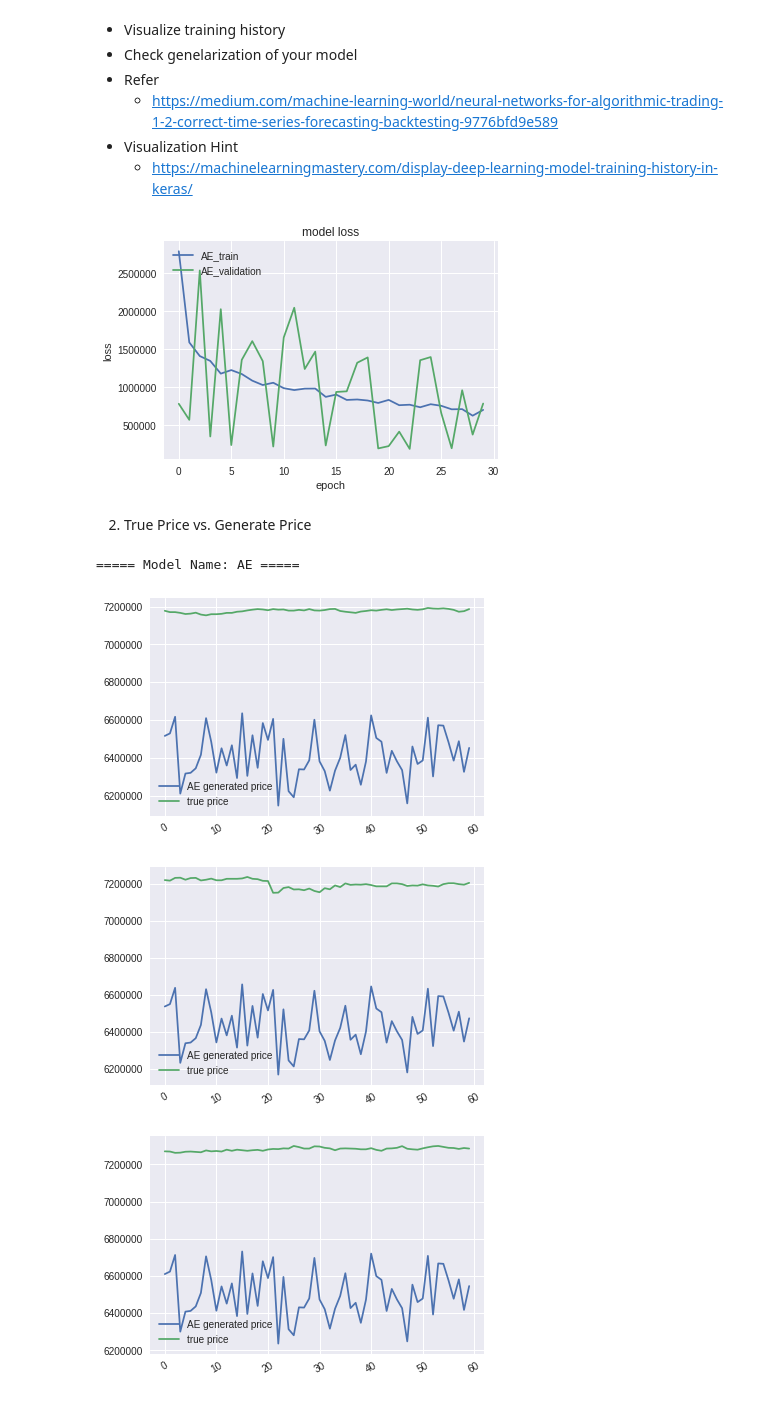
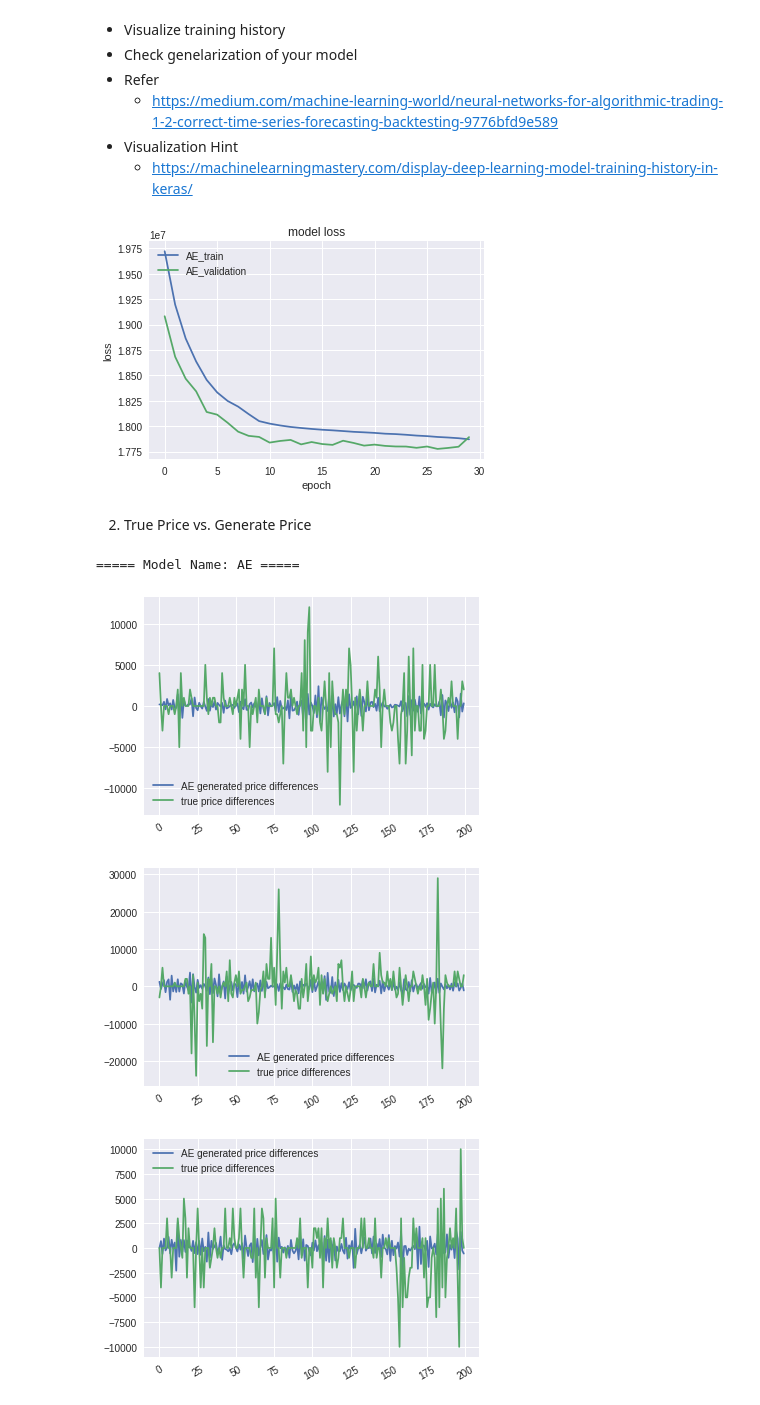
Before and after one commit to jonghkim/financial-time-series-prediction-v1, a Jupyter notebook: Module4/Hands-on-Labs/Assignment_Stacked_Autoencoders_to_Extract_Features_from_Data_Solution.ipynb, the cells around one changed output. Saved outputs shown, nothing was run; the diff lists cells and outputs as text; code cells hidden in the pictures.

```diff
--- a/Module4/Hands-on-Labs/Assignment_Stacked_Autoencoders_to_Extract_Features_from_Data_Solution.ipynb
+++ b/Module4/Hands-on-Labs/Assignment_Stacked_Autoencoders_to_Extract_Features_from_Data_Solution.ipynb
@@ -103,6 +103,10 @@ panel_df = panel_df.groupby((panel_df.timestamp / (TIME_FREQUENCY)).astype('int'
                                                             u'timestamp': 'last',
                                                             u'last':'last'})
 
+
+panel_df['last'] = panel_df['last'].shift(-1 )-panel_df['last']
+panel_df.rename(columns={'last':'last_differences'}, inplace=True)
+
 panel_df.dropna(inplace=True)
 # %%
 panel_df[panel_df['currency']=='btc'].head(n=5)
@@ -130,7 +134,7 @@ def sequence_generator(panel_df, TIME_SEQ_LEN, suffle=True,seed=101):
   sequential_data = []  # this is a list that will CONTAIN the sequences
   queue = deque(maxlen = TIME_SEQ_LEN)  # These will be our actual sequences. They are made with deque, which keeps the maximum length by popping out older values as new ones come in
 
-  for i in panel_df['last'].tolist():  # iterate over the values
+  for i in panel_df['last_differences'].tolist():  # iterate over the values
     queue.append(i)  # store all but the target
     if len(queue) == TIME_SEQ_LEN:  # make sure we have 60 sequences!
       sequential_data.append(np.array(queue))  # append those bad boys!
@@ -184,11 +188,11 @@ from tensorflow.keras import regularizers
 
 def autoencoder_model(input_dim, output_dim):
 
-  L1 = 128
-  L2 = 64
-  L3 = 32
-  L4 = 64
-  L5 = 128
+  L1 = 40
+  L2 = 30
+  L3 = 20
+  L4 = 30
+  L5 = 40
 
   input_seq = Input(shape=(input_dim,))
   encoded = Dense(L1, activation='relu', activity_regularizer=regularizers.l2(0))(input_seq)
@@ -200,7 +204,7 @@ def autoencoder_model(input_dim, output_dim):
   decoded = Dense(output_dim, activation='linear')(decoded)
 
   autoencoder = Model(input_seq, decoded)
-  autoencoder.compile(optimizer='adadelta', loss='mean_absolute_error')
+  autoencoder.compile(optimizer='rmsprop', loss='mse', metrics=['acc', 'cosine_proximity'])
   autoencoder.summary()
   return autoencoder
 # %%
@@ -227,8 +231,9 @@ _________________________________________________________________
 # %% [markdown]
 ### 2. Model Train
 # %%
-BATCH_SIZE = 32
-NUM_ITERATIONS = 1000
+BATCH_SIZE = 64
+NUM_ITERATIONS = 30
+
 
 hist = {}
 
@@ -287,22 +304,22 @@ plt.ylabel('loss')
 plt.xlabel('epoch')
 plt.show()
 # %% [output]
-[figure, old version]
+[figure, new version]
 # %% [markdown]
 2. True Price vs. Generate Price
 # %%
 for name, prediction_model in predictions.items():
   print("===== Model Name: {} =====".format(name))
 
   for _ in range(3):
     i = np.random.choice(len(prediction_model))
-    plt.plot(prediction_model[i], label = name+' generated price')
-    plt.plot(test_Y[i], label = 'true price')
+    plt.plot(prediction_model[i], label = name+' generated price differences')
+    plt.plot(test_Y[i], label = 'true price differences')
     plt.xticks(rotation=30)
     plt.legend()
     plt.show()
 # %% [output]
 ===== Model Name: AE =====
-[figure, old version]
+[figure, new version]
-[figure, old version]
+[figure, new version]
-[figure, old version]
+[figure, new version]
```
Also changed, not shown: parts of 7 cells of this notebook, 1 other file.
